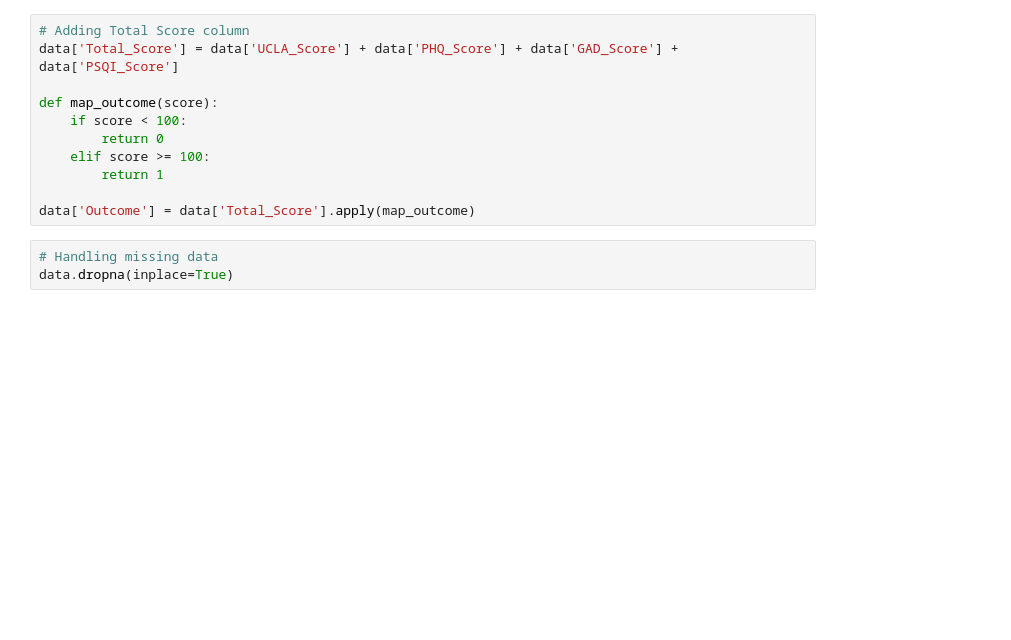
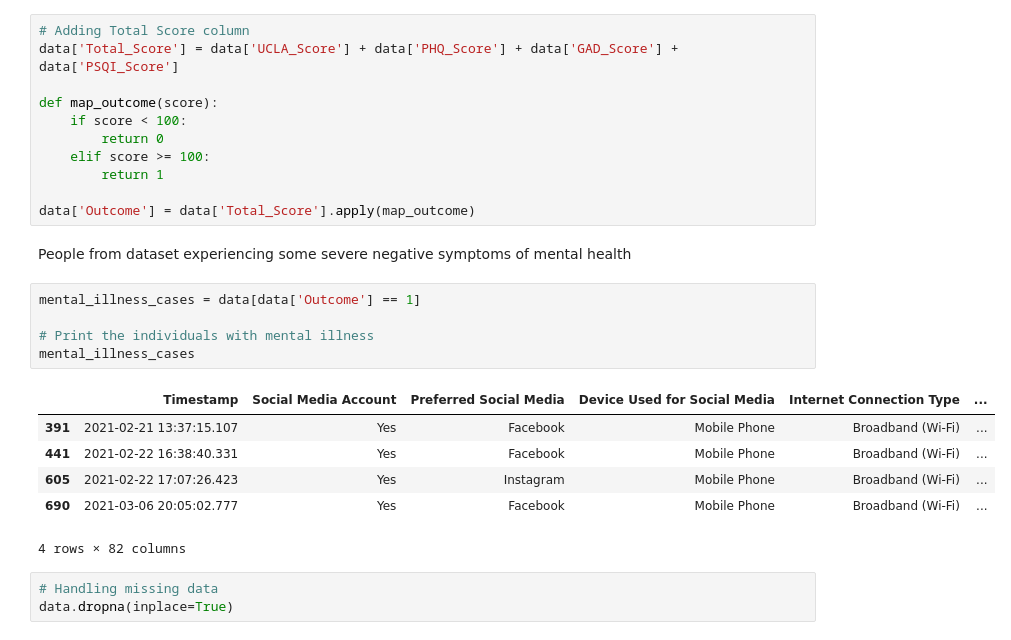
Before and after one commit to sumitrB/DigitalWellbeing-ML-Project, a Jupyter notebook: Social_Bytes_and_Wellness.ipynb, the cells around one changed output. Drawn from its saved outputs; the diff is of its cells as text; blank space fills up the shorter version.

```diff
--- a/Social_Bytes_and_Wellness.ipynb
+++ b/Social_Bytes_and_Wellness.ipynb
@@ -417,6 +422,20 @@ def map_outcome(score):
         return 1
 
 data['Outcome'] = data['Total_Score'].apply(map_outcome)
+# %% [markdown]
+People from dataset experiencing some severe negative symptoms of mental health
+# %%
+mental_illness_cases = data[data['Outcome'] == 1]
+
+# Print the individuals with mental illness
+mental_illness_cases
+# %% [output]
+|  | Timestamp | Social Media Account | Preferred Social Media | Device Used for Social Media | Internet Connection Type | ... |
+| 391 | 2021-02-21 13:37:15.107 | Yes | Facebook | Mobile Phone | Broadband (Wi-Fi) | ... |
+| 441 | 2021-02-22 16:38:40.331 | Yes | Facebook | Mobile Phone | Broadband (Wi-Fi) | ... |
+| 605 | 2021-02-22 17:07:26.423 | Yes | Instagram | Mobile Phone | Broadband (Wi-Fi) | ... |
+| 690 | 2021-03-06 20:05:02.777 | Yes | Facebook | Mobile Phone | Broadband (Wi-Fi) | ... |
+4 rows × 82 columns
 # %%
 # Handling missing data
 data.dropna(inplace=True)
```
Also changed, not shown: parts of 3 cells of this notebook, 1 other file.
